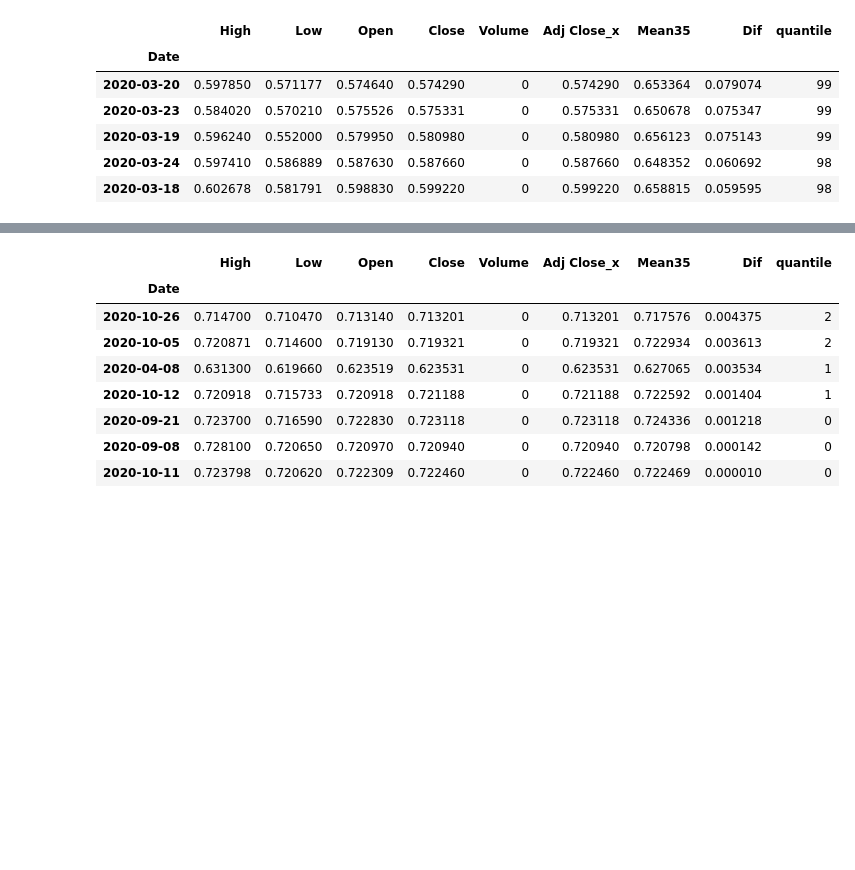
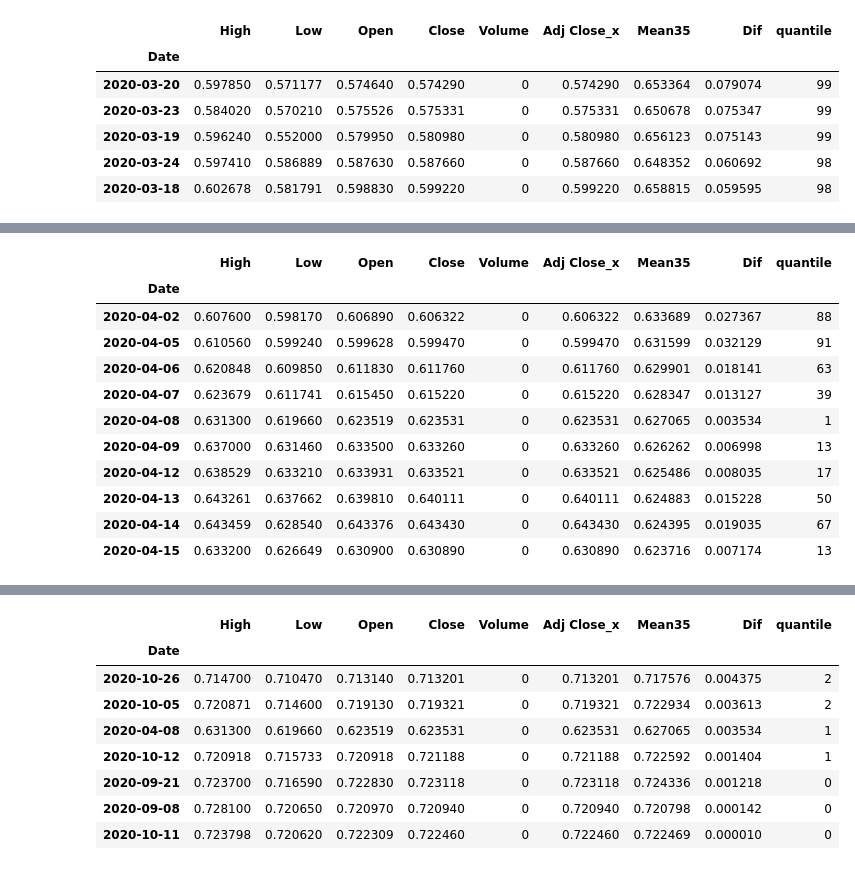
Before and after one commit to tutalae/practice-for-analysing-and-predict-the-price-of-crypto-currency, a Jupyter notebook: Price_Check.ipynb, the cells around one changed output, grey strips where cells are left out. Saved outputs shown, nothing was run; the diff lists cells and outputs as text; code cells hidden in the pictures; blank space fills up the shorter version.

```diff
--- a/Price_Check.ipynb
+++ b/Price_Check.ipynb
@@ -200,0 +235,16 @@ df_sort[df_sort['quantile']>97]
+# %%
+# 20 days After event
+df_sorted.iloc[20:30]
+# %% [output]
+|  | High | Low | Open | Close | Volume | Adj Close_x | Mean35 | Dif | quantile |
+| Date |  |  |  |  |  |  |  |  |  |
+| 2020-04-02 | 0.607600 | 0.598170 | 0.606890 | 0.606322 | 0 | 0.606322 | 0.633689 | 0.027367 | 88 |
+| 2020-04-05 | 0.610560 | 0.599240 | 0.599628 | 0.599470 | 0 | 0.599470 | 0.631599 | 0.032129 | 91 |
+| 2020-04-06 | 0.620848 | 0.609850 | 0.611830 | 0.611760 | 0 | 0.611760 | 0.629901 | 0.018141 | 63 |
+| 2020-04-07 | 0.623679 | 0.611741 | 0.615450 | 0.615220 | 0 | 0.615220 | 0.628347 | 0.013127 | 39 |
+| 2020-04-08 | 0.631300 | 0.619660 | 0.623519 | 0.623531 | 0 | 0.623531 | 0.627065 | 0.003534 | 1 |
+| 2020-04-09 | 0.637000 | 0.631460 | 0.633500 | 0.633260 | 0 | 0.633260 | 0.626262 | 0.006998 | 13 |
+| 2020-04-12 | 0.638529 | 0.633210 | 0.633931 | 0.633521 | 0 | 0.633521 | 0.625486 | 0.008035 | 17 |
+| 2020-04-13 | 0.643261 | 0.637662 | 0.639810 | 0.640111 | 0 | 0.640111 | 0.624883 | 0.015228 | 50 |
+| 2020-04-14 | 0.643459 | 0.628540 | 0.643376 | 0.643430 | 0 | 0.643430 | 0.624395 | 0.019035 | 67 |
+| 2020-04-15 | 0.633200 | 0.626649 | 0.630900 | 0.630890 | 0 | 0.630890 | 0.623716 | 0.007174 | 13 |
```
Also changed, not shown: parts of 6 cells of this notebook.
